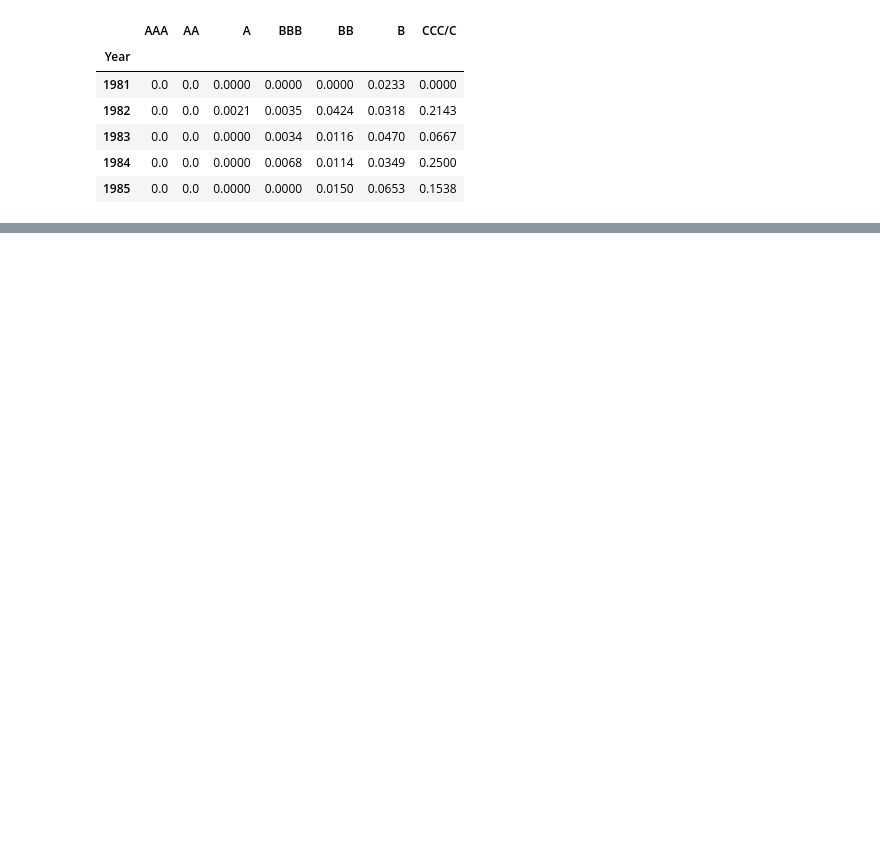
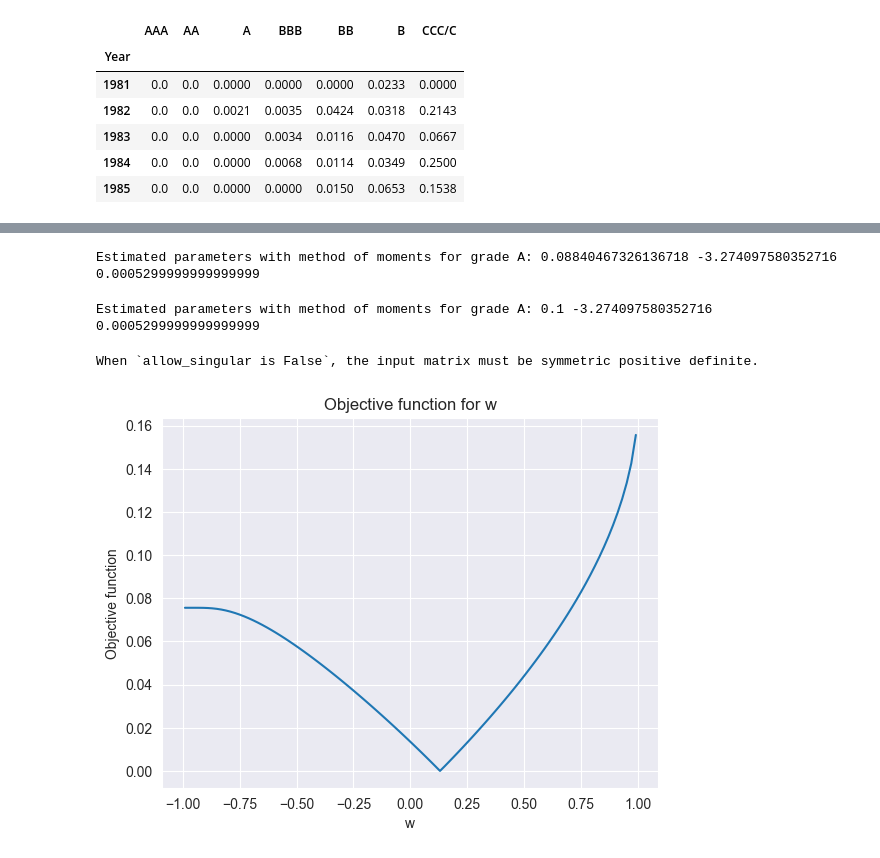
Before and after one commit to PeterKiss18/VasicekPDModel, a Jupyter notebook: Grades_MLE.ipynb, the cells around one changed output, grey strips where cells are left out. Saved outputs shown, nothing was run; the diff lists cells and outputs as text; code cells hidden in the pictures; blank space fills up the shorter version.

```diff
--- a/Grades_MLE.ipynb
+++ b/Grades_MLE.ipynb
@@ -149,0 +72,10 @@ Optimization terminated successfully.
+# %%
+# MM for A, BBB, BB, B, CCC/C
+# Call estimate_w_factor_loading function for each grade
+num_of_rows = grades_data.shape[0]
+n_g_over_time = np.array([n_g_assumption] * num_of_rows)
+
+MM_params = {}
+for grade in ["A", "BBB", "BB", "B", "CCC/C"]:
+    MM_params[grade] = estimate_w_factor_loading(grades_data[grade], n_g_over_time, initial_guess=0.45)
+    print(f"Estimated parameters with method of moments for grade {grade}:", MM_params[grade][0], norm.ppf(MM_params[grade][1]))
@@ -149,0 +88,41 @@ Optimization terminated successfully.
+# %%
+MM_params_for_A_grade = estimate_w_factor_loading(grades_data["A"], n_g_over_time, initial_guess=0.45)
+print(f"Estimated parameters with method of moments for grade A:", MM_params_for_A_grade[0], norm.ppf(MM_params_for_A_grade[1]), MM_params_for_A_grade[1])
+# %% [output]
+Estimated parameters with method of moments for grade A: 0.08840467326136718 -3.274097580352716 0.0005299999999999999
+# %%
+MM_params_for_A_grade = estimate_w_factor_loading(grades_data["A"], n_g_over_time, initial_guess=0.1)
+print(f"Estimated parameters with method of moments for grade A:", MM_params_for_A_grade[0], norm.ppf(MM_params_for_A_grade[1]), MM_params_for_A_grade[1])
+# %% [output]
+Estimated parameters with method of moments for grade A: 0.1 -3.274097580352716 0.0005299999999999999
+# %%
+historical_pd = grades_data["CCC/C"]
+pd_average = np.mean(historical_pd)
+
+expected_value_of_reciprocal_n_g = np.mean(1 / n_g_over_time)
+
+variance_of_p_d = (np.var(historical_pd) - expected_value_of_reciprocal_n_g * pd_average * (1 - pd_average)) / (
+                1 - expected_value_of_reciprocal_n_g)
+
+try:
+    calc_variance_of_default_rate(1.0, pd_average)
+except ValueError as e:
+    print(e)
+# %% [output]
+When `allow_singular is False`, the input matrix must be symmetric positive definite.
+# %%
+object_function = lambda w: abs(calc_variance_of_default_rate(w, pd_average) - variance_of_p_d)
+
+# Plot the objective function from -0.99 to 0.99
+w_values = np.linspace(-0.99, 0.99, 100)
+objective_values = [object_function(w) for w in w_values]
+
+import matplotlib.pyplot as plt
+
+plt.plot(w_values, objective_values)
+plt.xlabel("w")
+plt.ylabel("Objective function")
+plt.title("Objective function for w")
+plt.show()
+# %% [output]
+[figure, added]
```
Also changed, not shown: parts of 16 cells of this notebook.
